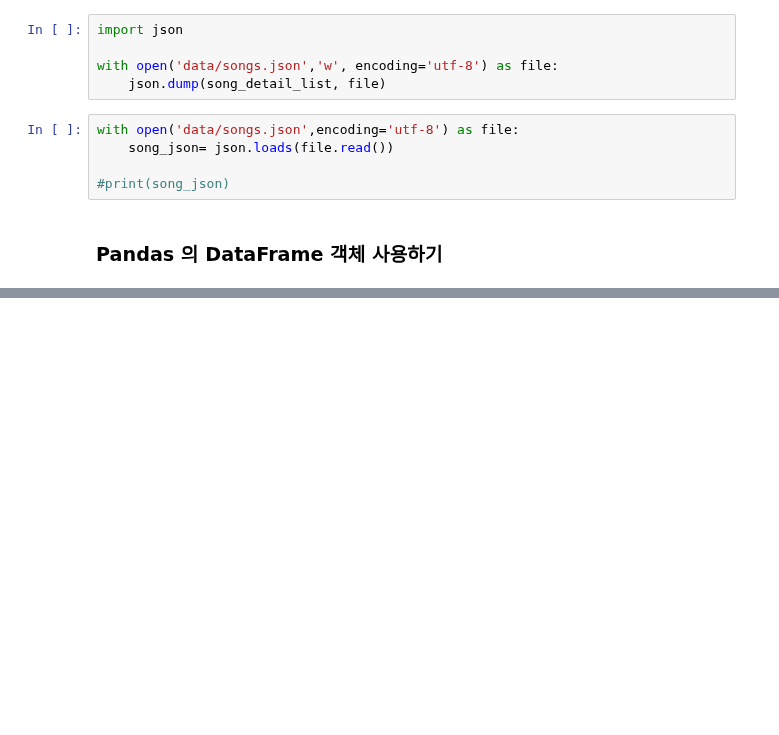
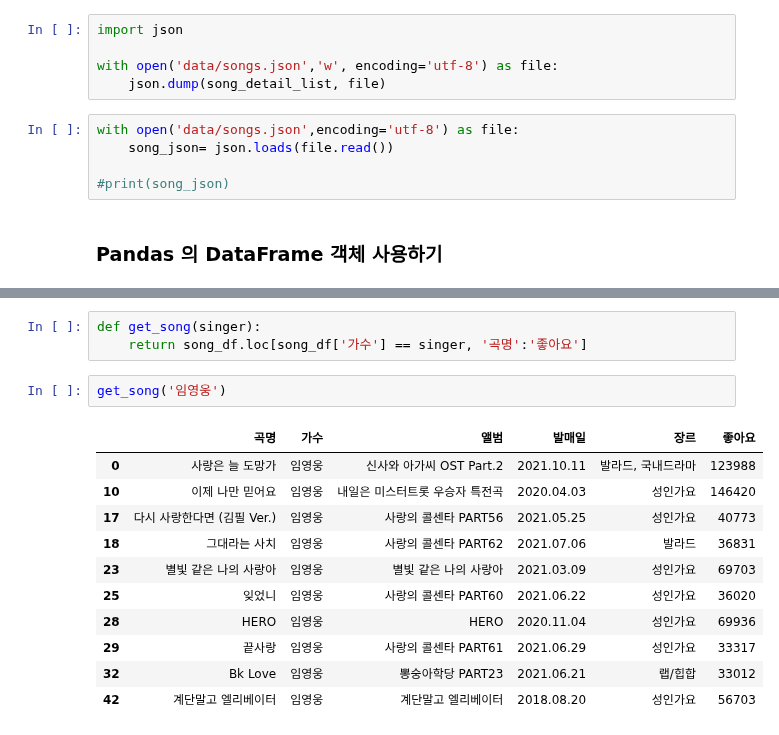
Before and after one commit to TheMatw/python_webscraping, a Jupyter notebook: 05Melon100Chart.ipynb, the cells around one changed output, grey strips where cells are left out. Saved outputs shown, nothing was run; the diff lists cells and outputs as text; blank space fills up the shorter version.

```diff
--- a/05Melon100Chart.ipynb
+++ b/05Melon100Chart.ipynb
@@ -201,0 +328,17 @@ song_df.tail()
+# %%
+def get_song(singer):
+    return song_df.loc[song_df['가수'] == singer, '곡명':'좋아요']
+# %%
+get_song('임영웅')
+# %% [output]
+|  | 곡명 | 가수 | 앨범 | 발매일 | 장르 | 좋아요 |
+| 0 | 사랑은 늘 도망가 | 임영웅 | 신사와 아가씨 OST Part.2 | 2021.10.11 | 발라드, 국내드라마 | 123988 |
+| 10 | 이제 나만 믿어요 | 임영웅 | 내일은 미스터트롯 우승자 특전곡 | 2020.04.03 | 성인가요 | 146420 |
+| 17 | 다시 사랑한다면 (김필 Ver.) | 임영웅 | 사랑의 콜센타 PART56 | 2021.05.25 | 성인가요 | 40773 |
+| 18 | 그대라는 사치 | 임영웅 | 사랑의 콜센타 PART62 | 2021.07.06 | 발라드 | 36831 |
+| 23 | 별빛 같은 나의 사랑아 | 임영웅 | 별빛 같은 나의 사랑아 | 2021.03.09 | 성인가요 | 69703 |
+| 25 | 잊었니 | 임영웅 | 사랑의 콜센타 PART60 | 2021.06.22 | 성인가요 | 36020 |
+| 28 | HERO | 임영웅 | HERO | 2020.11.04 | 성인가요 | 69936 |
+| 29 | 끝사랑 | 임영웅 | 사랑의 콜센타 PART61 | 2021.06.29 | 성인가요 | 33317 |
+| 32 | Bk Love | 임영웅 | 뽕숭아학당 PART23 | 2021.06.21 | 랩/힙합 | 33012 |
+| 42 | 계단말고 엘리베이터 | 임영웅 | 계단말고 엘리베이터 | 2018.08.20 | 성인가요 | 56703 |
```
Also changed, not shown: parts of 13 cells of this notebook.
